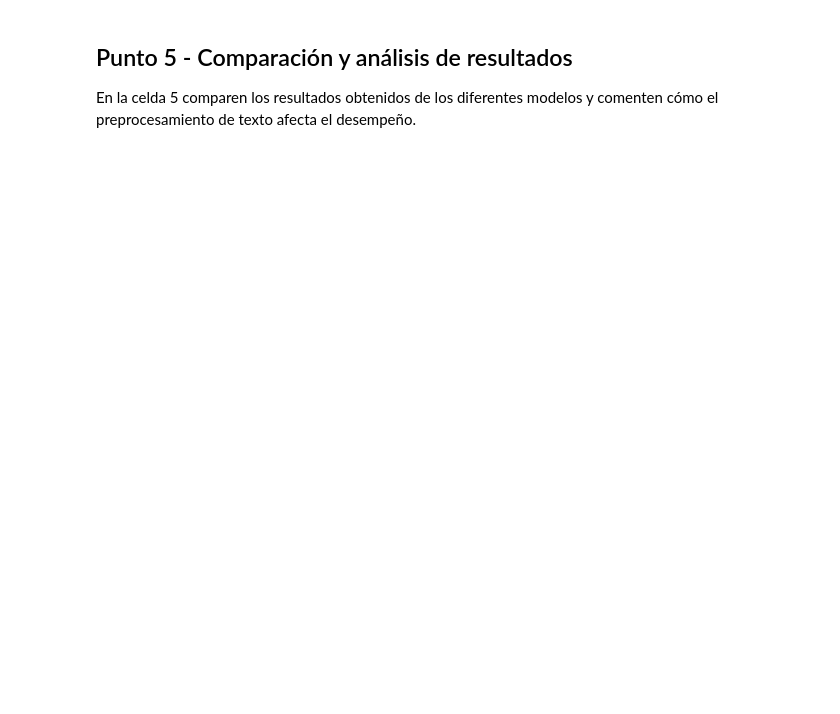
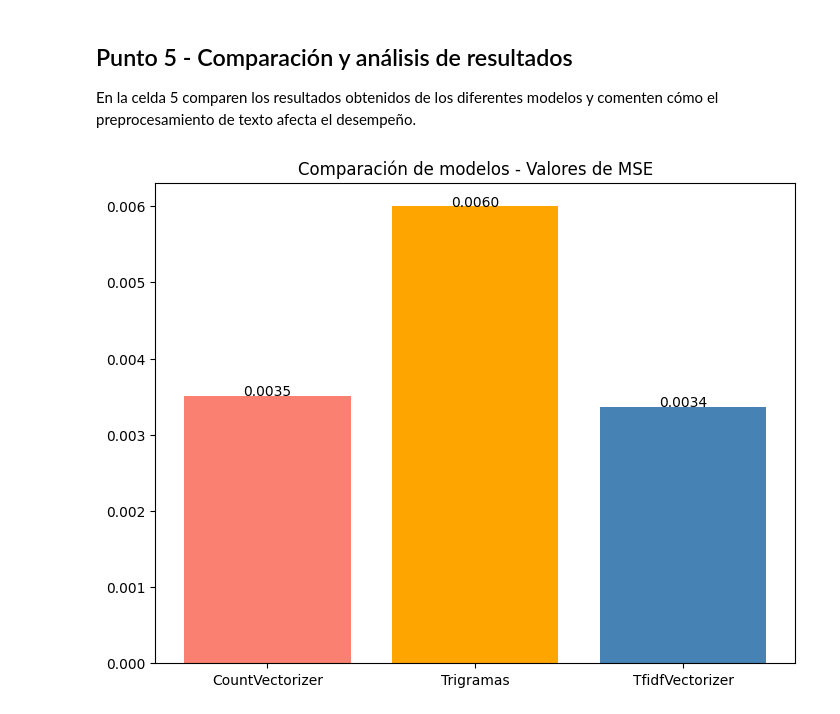
Before and after one commit to AndresAriasG/MIAD_ML_NLP_2023, a Jupyter notebook: Semana 4/S4TC1_Tokenizacion.ipynb, the cells around one changed output. Drawn from its saved outputs; the diff is of its cells as text; code cells hidden in the pictures; blank space fills up the shorter version.

```diff
--- a/Semana 4/S4TC1_Tokenizacion.ipynb
+++ b/Semana 4/S4TC1_Tokenizacion.ipynb
@@ -97,4 +97,4 @@ regrV = LinearRegression()
 # %%
 # Entrenamos nuestro modelo
-regrV.fit(V, y_train)
+regrV.fit(X_Vc, y_train)
 # %% [output]
@@ -102,3 +102,3 @@ LinearRegression()
 # %%
 # Hacemos las predicciones que en definitiva una línea (en este caso, al ser 2D)
-yPredV = regrV.predict(V)
+yPredV = regrV.predict(X_Vc)
@@ -142,7 +126,7 @@ T = vect_T.transform(X_train)
 print(T.toarray())
 # %%
 # Creamos el objeto de Regresión Linear
-regrT = LinearRegression()
+regrT = RandomForestRegressor()
 # %%
 # Entrenamos nuestro modelo
 regrT.fit(T, y_train)
@@ -186,7 +167,7 @@ Tf = vect_Tf.transform(X_train)
 print(Tf.toarray())
 # %%
 # Creamos el objeto de Regresión Linear
-regrTf = LinearRegression()
+regrTf = RandomForestRegressor()
 # %%
 # Entrenamos nuestro modelo
 regrTf.fit(Tf, y_train)
@@ -201,3 +186,19 @@ print("Mean squared error:" , TfidfVectorizer)
 ## Punto 5 - Comparación y análisis de resultados
 
 En la celda 5 comparen los resultados obtenidos de los diferentes modelos y comenten cómo el preprocesamiento de texto afecta el desempeño.
+# %%
+# Comparacion vrs MSE
+fig = plt.figure()
+ax = fig.add_axes([0,0,1,1])
+ax.set_title("Comparación de modelos - Valores de MSE")
+ejeX = ['CountVectorizer', 'Trigramas' ,'TfidfVectorizer']
+ejeY = [CountVectorizer, Trigramas,TfidfVectorizer]
+ax.bar(ejeX,ejeY)
+ax.bar(ejeX,ejeY, color = ['salmon', 'orange', 'steelblue', 'lightyellow', 'lightgreen'])
+def addlabels(x,y,plotP):
+    for i in range(len(x)):
+        plotP.text(i,y[i], '{:.4f}'.format(y[i]), horizontalalignment='center')
+addlabels(ejeX,ejeY,plt)
+plt.show()
+# %% [output]
+[figure, added]
```
Also changed, not shown: parts of 19 cells of this notebook.
